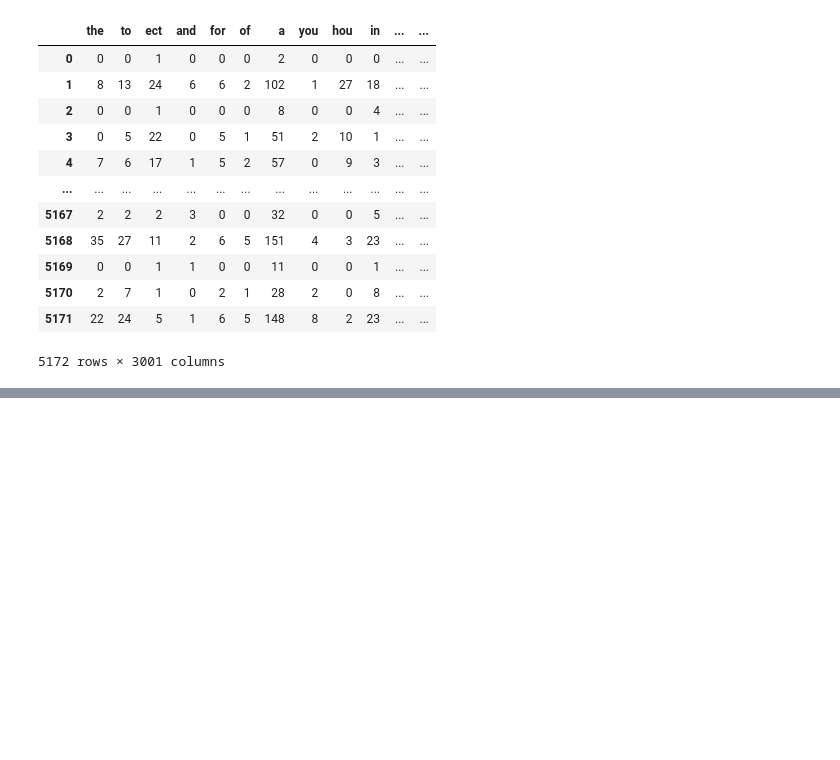
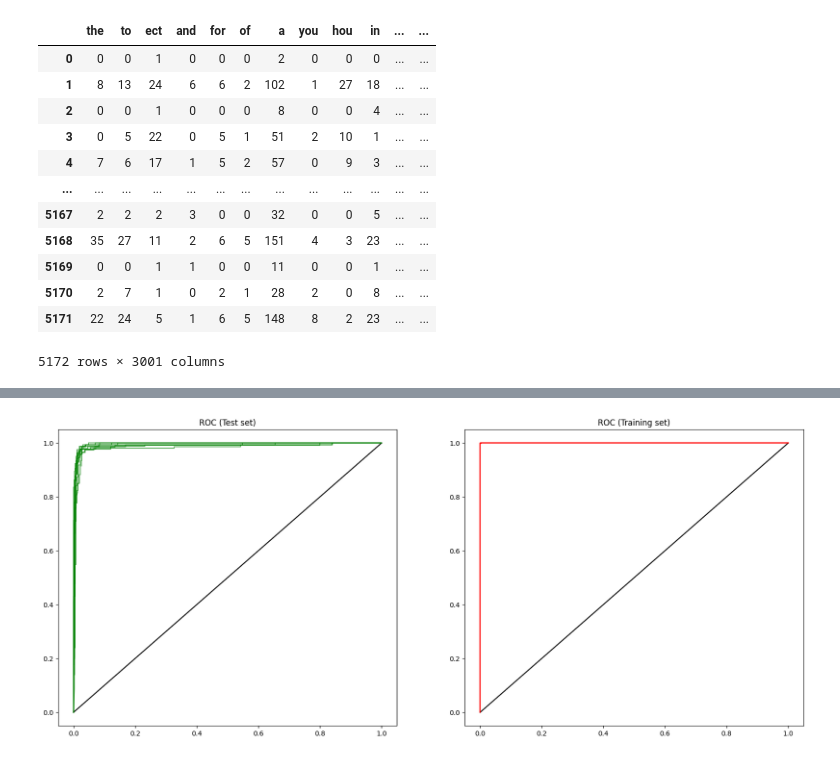
Before and after one commit to TsvetomirTsvetkov/ikm-term-paper, a Jupyter notebook: EmailAnalysis.ipynb, the cells around one changed output, grey strips where cells are left out. Drawn from its saved outputs; the diff is of its cells as text; code cells hidden in the pictures; blank space fills up the shorter version.

Commit message:
Add metrics, K-Fold cross validation, fix typo

```diff
--- a/EmailAnalysis.ipynb
+++ b/EmailAnalysis.ipynb
@@ -91,8 +90,8 @@ There are 3001 columns.
 Threshold is: 3879
 # %%
 # Create training data
-X = data.iloc[0:threshold:, :-1]
-Y = data.iloc[0:threshold:, -1]
+X = shuffled_data.iloc[0:THRESHOLD:, :-1]
+Y = shuffled_data.iloc[0:THRESHOLD:, -1]
 
 # Check dimensions
 assert X.shape[0] == Y.shape[0]
@@ -120,8 +119,8 @@ X data:
 Name: Prediction, dtype: int64
 # %%
 # Create testing data
-X_test = data.iloc[threshold:rows:, :-1]
-Y_test = data.iloc[threshold:rows:, -1]
+X_test = shuffled_data.iloc[THRESHOLD:ROWS:, :-1]
+Y_test = shuffled_data.iloc[THRESHOLD:ROWS:, -1]
 
 # Check dimensions
 assert X_test.shape[0] == Y_test.shape[0]
@@ -243,0 +447,82 @@ weighted avg       0.94      0.94      0.94      1293
+# %%
+# Helper dictionary to create the classifiers
+classifiers_dict = {0: lambda: LogisticRegression(solver='lbfgs', max_iter=1000), 1: lambda: GaussianNB()}
+
+for classifier_idx in range(2):
+    # Helper list to hold all the DataFrames
+    all_performance_stats = []
+
+    # Plot preparation
+    fig = plt.figure()
+    fg, axes = plt.subplots(1, 2, figsize=(20, 8))
+
+    # Set the axes
+    axes[0].set_xlim([-0.05, 1.05])
+    axes[0].set_ylim([-0.05, 1.05])
+    axes[0].plot([0, 1], [0, 1], linestyle = "-", color = 'k')
+    axes[0].title.set_text("ROC (Test set)")
+
+    axes[1].set_xlim([-0.05, 1.05])
+    axes[1].set_ylim([-0.05, 1.05])
+    axes[1].plot([0, 1], [0, 1], linestyle = "-", color = 'k')
+    axes[1].title.set_text("ROC (Training set)")
+
+    # Prepare the performance stats dataframe
+    performance_stats_df = pd.DataFrame(
+        columns=[
+            "Fold",
+            "ACC Test",
+            "ACC Training",
+            "ACC ratio",
+            "AUC Test",
+            "AUC Training",
+            "AUC ratio",
+            "CONF_MTX"
+        ]
+    )
+    for (i, data) in data_k_folds.items():
+        # Always create a new instance
+        clf = classifiers_dict[classifier_idx]()
+
+        results_tr_tr = evaluate_classifier(
+            clf,
+            data['X'],
+            data['Y'],
+            data['X'],
+            data['Y']
+        )
+
+        results_tr_test = evaluate_classifier(
+            clf,
+            data['X'],
+            data['Y'],
+            data['X_test'],
+            data['Y_test']
+        )
+
+        axes[0].plot(results_tr_test["FPR"], results_tr_test["TPR"], marker = "", color="green", alpha=0.6)
+        axes[1].plot(results_tr_tr["FPR"], results_tr_tr["TPR"], marker = "", color="red", alpha=0.6)
+
+        temp = pd.DataFrame(
+            {
+                'Fold': [i],
+                'ACC Test': [results_tr_test["ACC"]*100],
+                'ACC Training': [results_tr_tr["ACC"]*100],
+                'ACC ratio': [results_tr_test["ACC"]/results_tr_tr["ACC"]],
+                'AUC Test': [results_tr_test["AUC"]],
+                'AUC Training': [results_tr_tr["AUC"]],
+                'AUC ratio': [results_tr_test["AUC"]/results_tr_tr["AUC"]],
+                'CONF_MTX': [str(results_tr_test["ConfusionMatrix"])]
+            },
+            index=[i]
+        )
+
+        # Append the result DataFrame to the list
+        all_performance_stats.append(temp)
+
+    # Concatenate all the performance stats
+    performance_stats_df = pd.concat(all_performance_stats, ignore_index=True)
+
+    # Visualize the plot
+    plt.show()
+# %% [output]
@@ -243,0 +530 @@ weighted avg       0.94      0.94      0.94      1293
+[figure, added]
```
Also changed, not shown: parts of 13 cells of this notebook.
